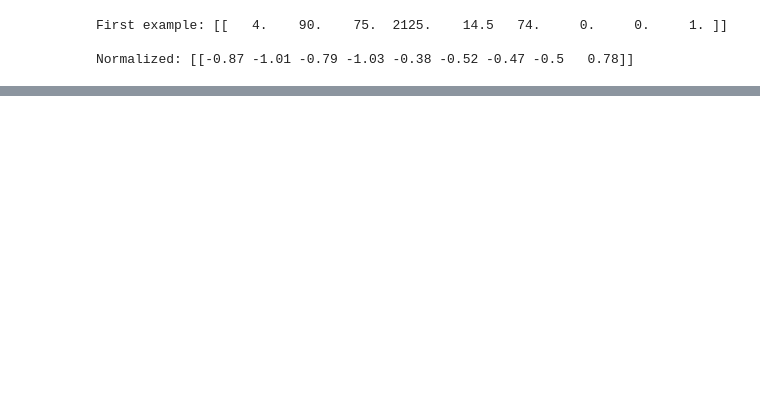
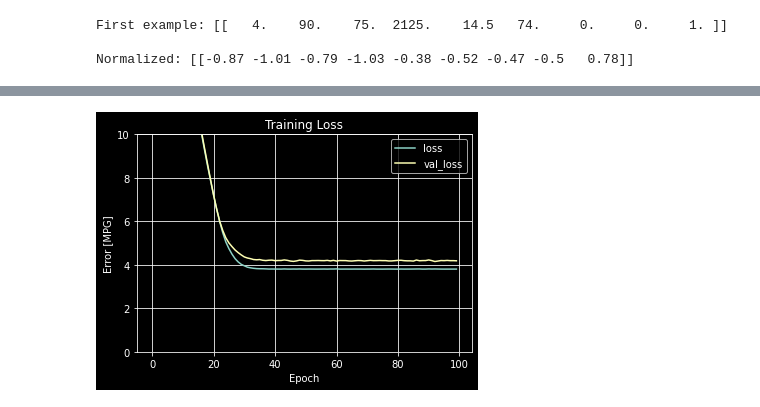
Before and after one commit to acherrera/machine_learning_learning, a Jupyter notebook: tutorials/06_regression/06_regression.ipynb, the cells around one changed output, grey strips where cells are left out. Cells and saved outputs as stored; diff of their text form; code cells hidden in the pictures; blank space fills up the shorter version.

Commit message:
moving on DNN regression models

```diff
--- a/tutorials/06_regression/06_regression.ipynb
+++ b/tutorials/06_regression/06_regression.ipynb
@@ -176,0 +178,8 @@ array([     2.88 ,  10850.414,   1446.699, 709896.8  ,      7.755,
+# %%
+# Build the model
+horsepower_model = tf.keras.Sequential([
+    horsepower_normalizer,
+    layers.Dense(units=1)
+])
+
+horsepower_model.summary()
@@ -176,0 +213,16 @@ array([     2.88 ,  10850.414,   1446.699, 709896.8  ,      7.755,
+# %%
+# The loss method is important here as it defines how we "train" the model. In this case we are basically
+# just telling is to r^2.
+horsepower_model.compile(
+    optimizer=tf.optimizers.Adam(learning_rate=0.1),
+    loss='mean_absolute_error')
+# %%
+%%time
+# Train it
+history = horsepower_model.fit(
+    train_features['Horsepower'], train_labels,
+    epochs=100,
+    # suppress logging
+    verbose=0,
+    # Calculate validation results on 20% of the training data
+    validation_split = 0.2)
@@ -176,0 +243,17 @@ array([     2.88 ,  10850.414,   1446.699, 709896.8  ,      7.755,
+# %%
+def plot_loss(history):
+    """
+    Take the model's "fit" output and graphs it
+    """
+    plt.plot(history.history['loss'], label='loss')
+    plt.plot(history.history['val_loss'], label='val_loss')
+    plt.ylim([0, 10])
+    plt.xlabel('Epoch')
+    plt.ylabel('Error [MPG]')
+    plt.legend()
+    plt.title("Training Loss")
+    plt.grid(True)
+# %%
+plot_loss(history)
+# %% [output]
+[figure, added]
```
Also changed, not shown: parts of 22 cells of this notebook.
